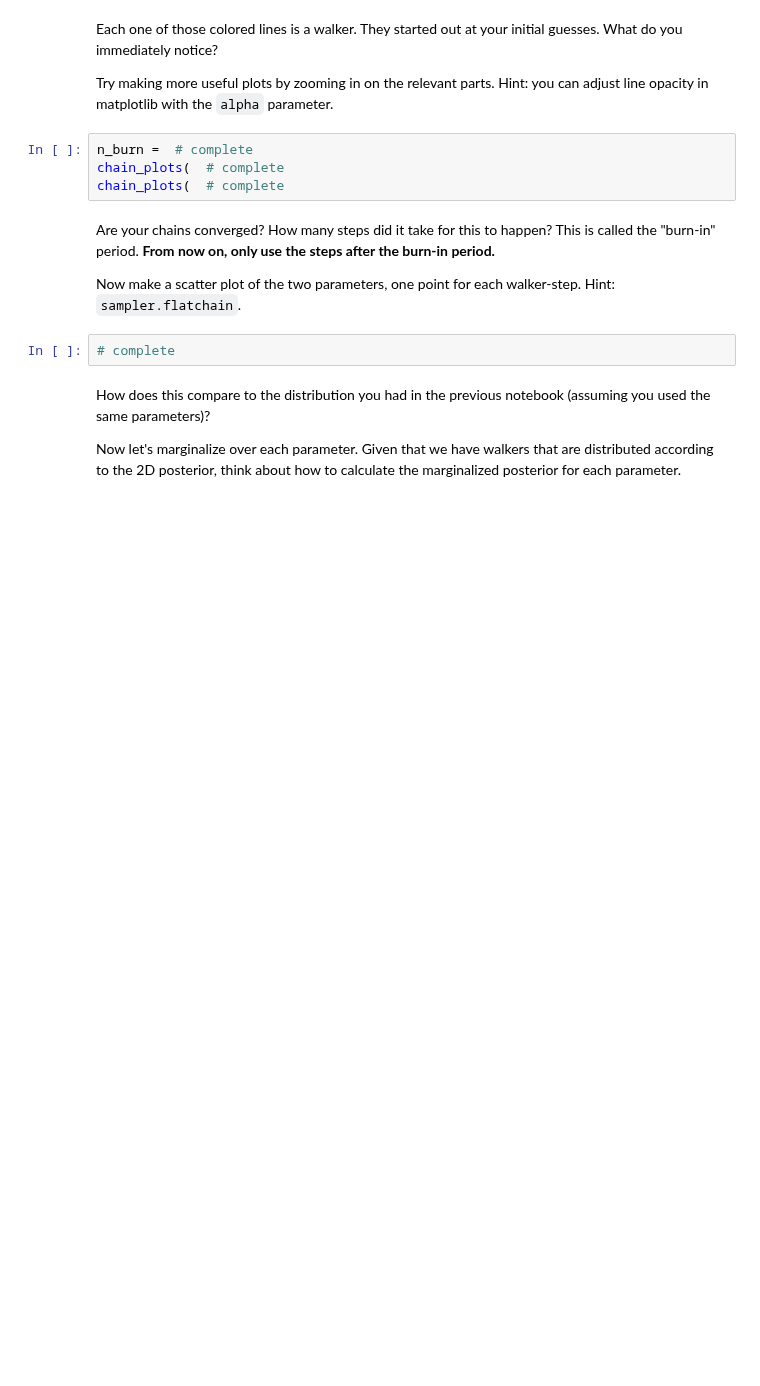
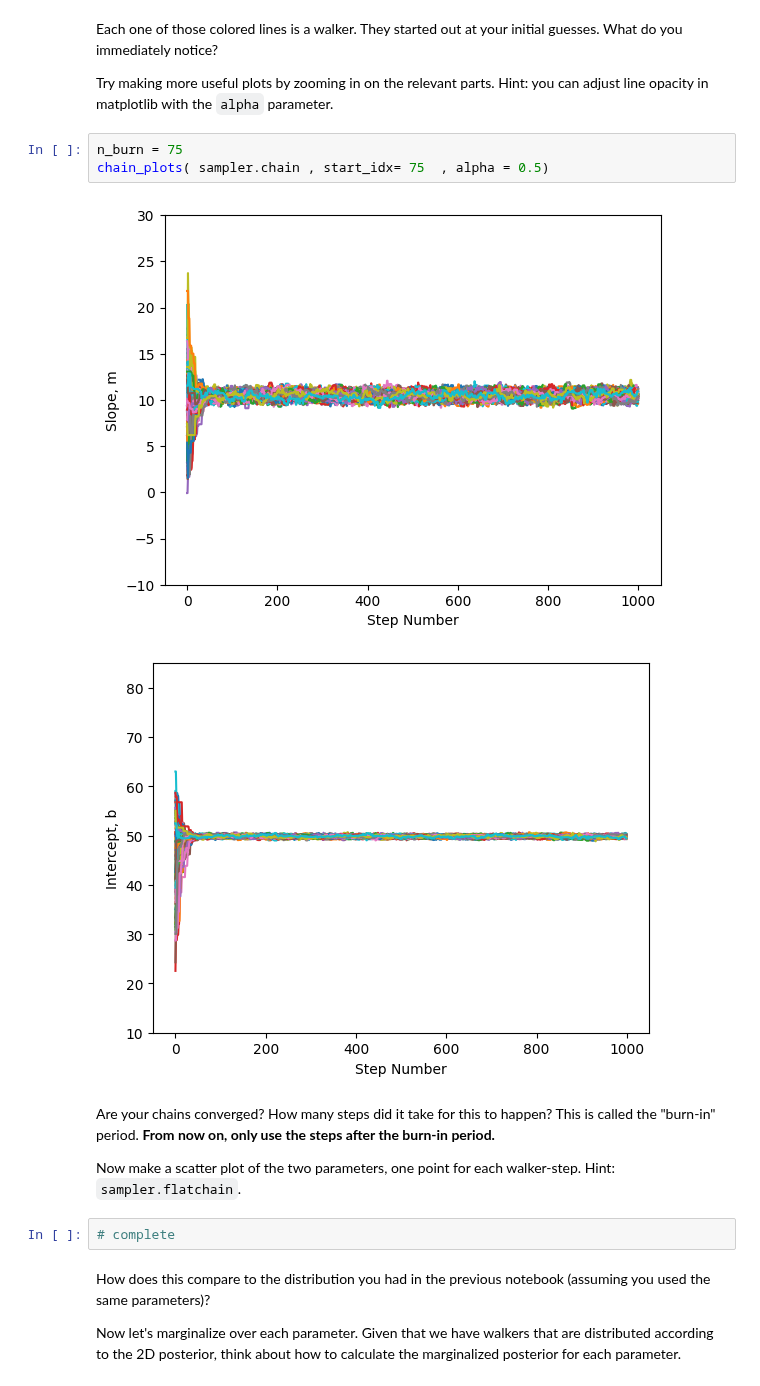
Before and after one commit to ASTR154/bayesian-statistics, a Jupyter notebook: mcmc_line_fitting.ipynb, the cells around one changed output. Drawn from its saved outputs; the diff is of its cells as text; blank space fills up the shorter version.

```diff
--- a/mcmc_line_fitting.ipynb
+++ b/mcmc_line_fitting.ipynb
@@ -96,10 +183,12 @@ chain_plots(sampler.chain)
 Each one of those colored lines is a walker. They started out at your initial guesses. What do you immediately notice?
 
 Try making more useful plots by zooming in on the relevant parts. Hint: you can adjust line opacity in matplotlib with the `alpha` parameter.
-# %%
-n_burn =  # complete
-chain_plots(  # complete
-chain_plots(  # complete
+# %%
+n_burn = 75
+chain_plots( sampler.chain , start_idx= 75  , alpha = 0.5)
+# %% [output]
+[figure, added]
+[figure, added]
 # %% [markdown]
 Are your chains converged? How many steps did it take for this to happen? This is called the "burn-in" period. **From now on, only use the steps after the burn-in period.**
 
```
Also changed, not shown: parts of 10 cells of this notebook.
